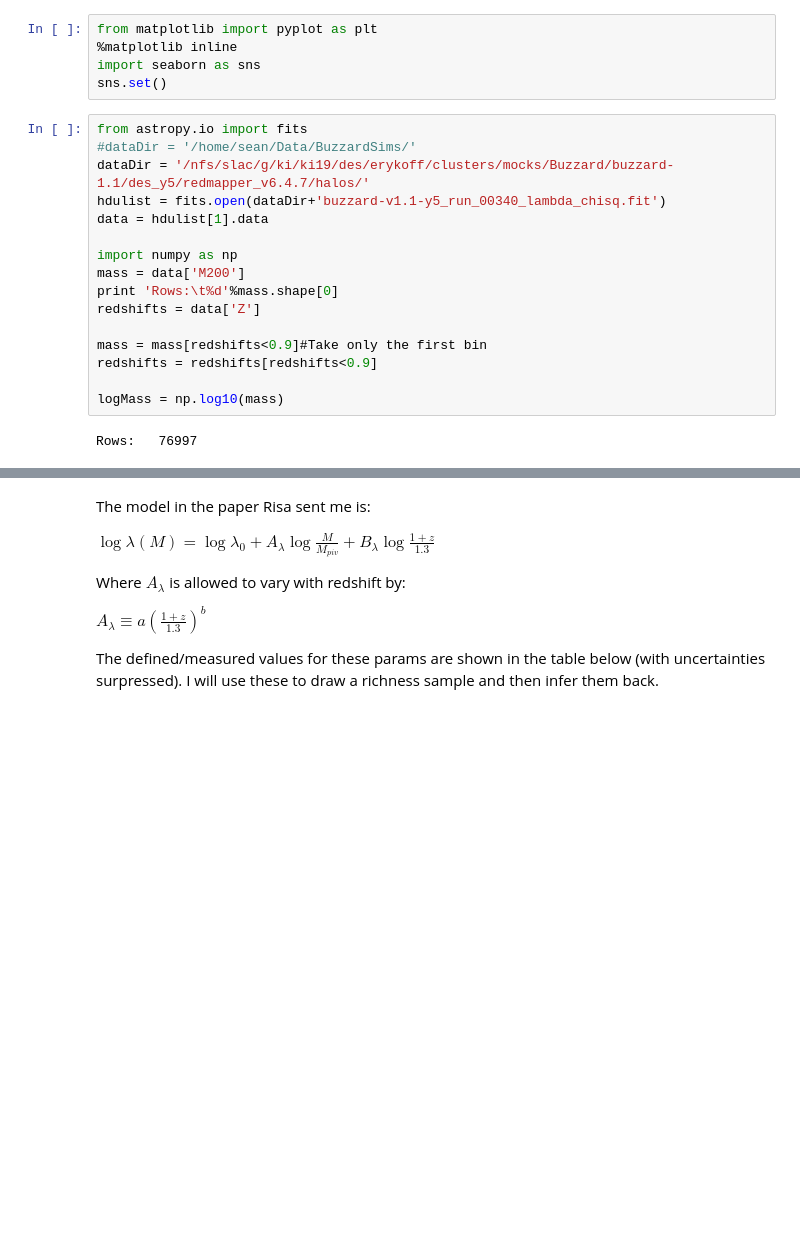
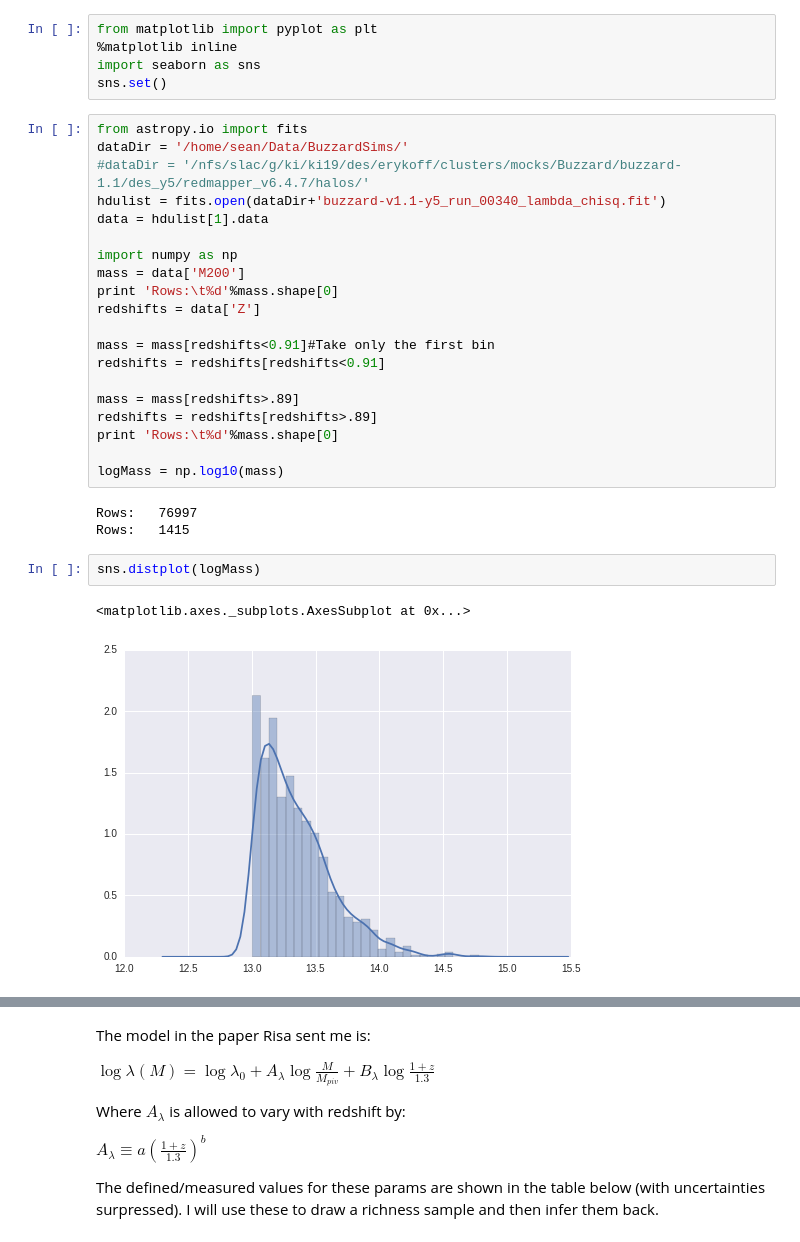
Before and after one commit to Ravirajadrangi/ClusterMassInference, a Jupyter notebook: Inference New Model.ipynb, the cells around one changed output, grey strips where cells are left out. Saved outputs shown, nothing was run; the diff lists cells and outputs as text; blank space fills up the shorter version.

```diff
--- a/Inference New Model.ipynb
+++ b/Inference New Model.ipynb
@@ -7,8 +7,8 @@ import seaborn as sns
 sns.set()
 # %%
 from astropy.io import fits
-#dataDir = '/home/sean/Data/BuzzardSims/'
-dataDir = '/nfs/slac/g/ki/ki19/des/erykoff/clusters/mocks/Buzzard/buzzard-1.1/des_y5/redmapper_v6.4.7/halos/'
+dataDir = '/home/sean/Data/BuzzardSims/'
+#dataDir = '/nfs/slac/g/ki/ki19/des/erykoff/clusters/mocks/Buzzard/buzzard-1.1/des_y5/redmapper_v6.4.7/halos/'
 hdulist = fits.open(dataDir+'buzzard-v1.1-y5_run_00340_lambda_chisq.fit')
 data = hdulist[1].data
 
@@ -17,9 +17,19 @@ mass = data['M200']
 print 'Rows:\t%d'%mass.shape[0]
 redshifts = data['Z']
 
-mass = mass[redshifts<0.9]#Take only the first bin
-redshifts = redshifts[redshifts<0.9]
+mass = mass[redshifts<0.91]#Take only the first bin
+redshifts = redshifts[redshifts<0.91]
+
+mass = mass[redshifts>.89]
+redshifts = redshifts[redshifts>.89]
+print 'Rows:\t%d'%mass.shape[0]
 
 logMass = np.log10(mass)
 # %% [output]
 Rows:   76997
+Rows:   1415
+# %%
+sns.distplot(logMass)
+# %% [output]
+<matplotlib.axes._subplots.AxesSubplot at 0x...>
+[figure, added]
```
Also changed, not shown: parts of 1 cell of this notebook.
